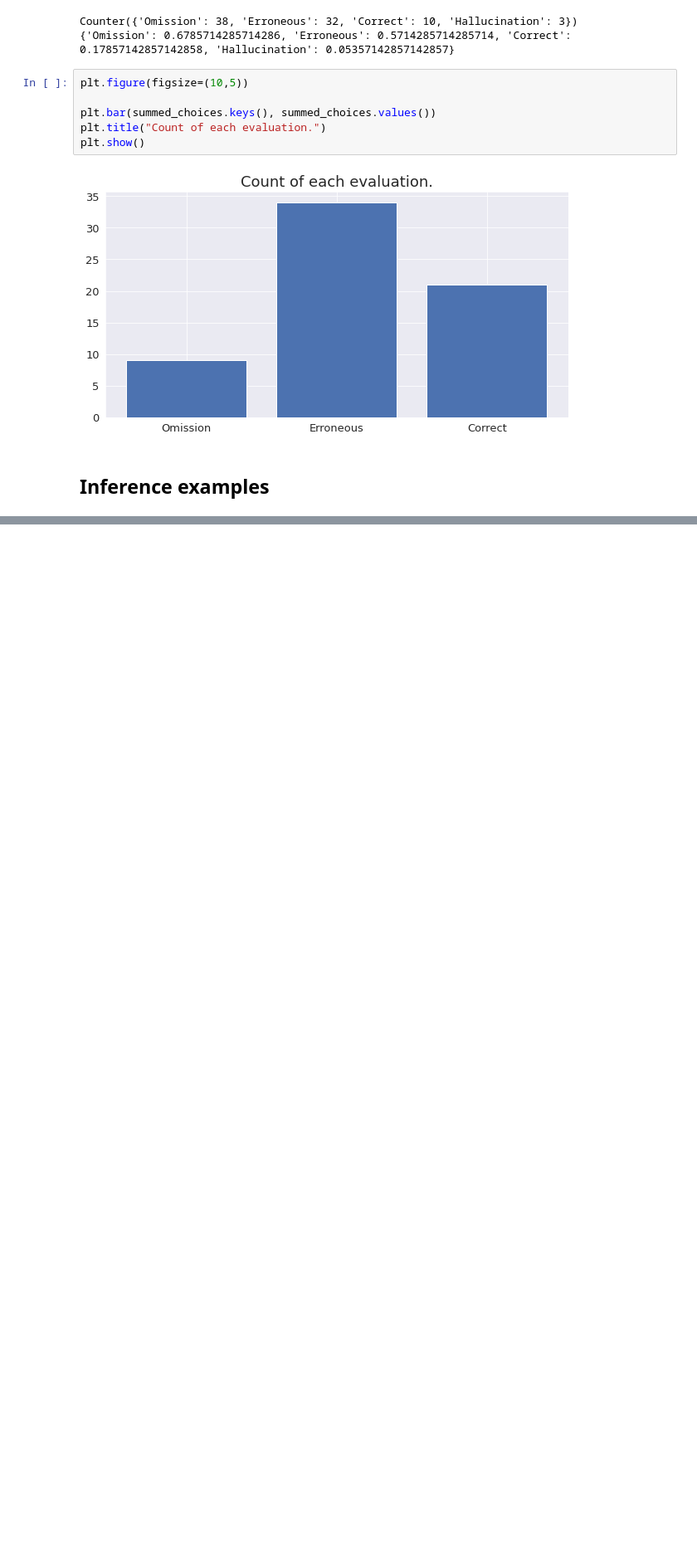
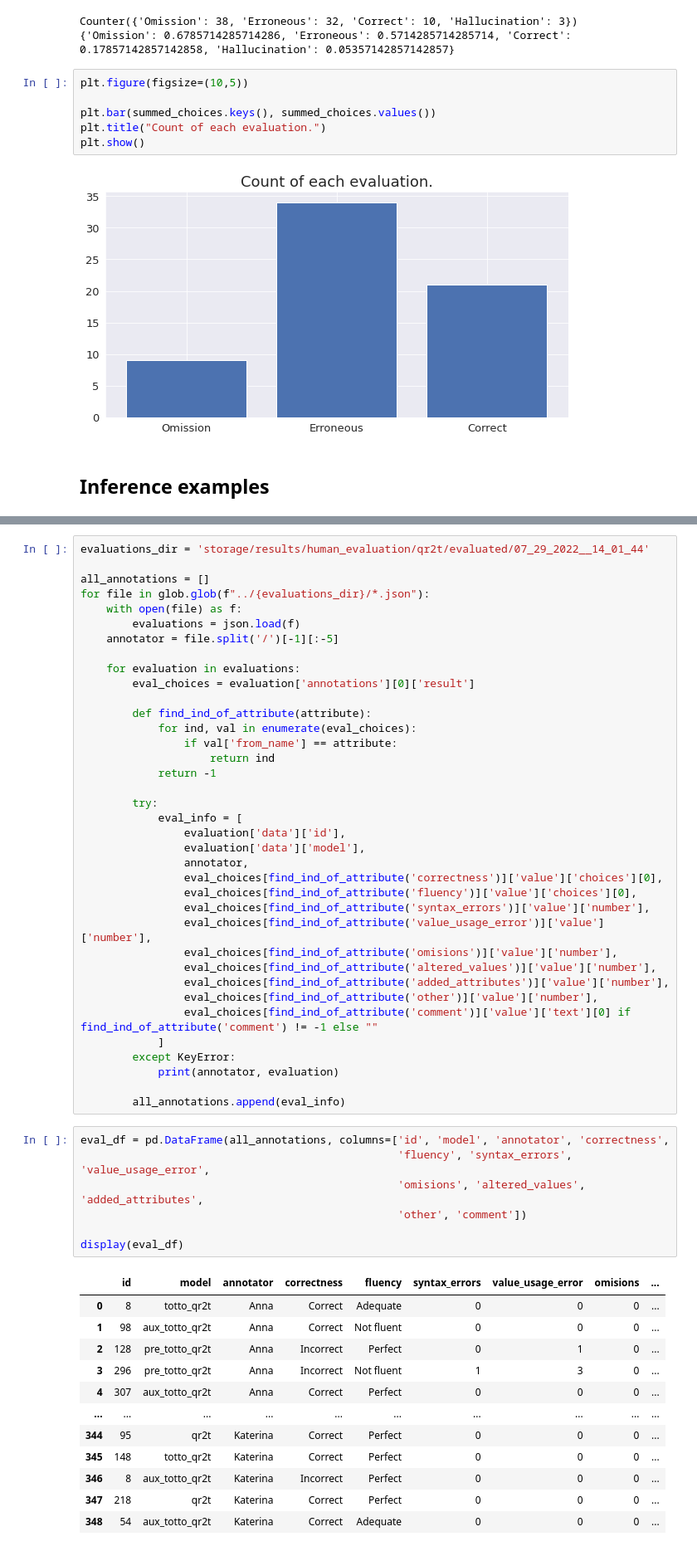
Before and after one commit to athenarc/Data2Text, a Jupyter notebook: notebooks/human_evaluation_report.ipynb, the cells around one changed output, grey strips where cells are left out. Shown: that part at 83% size. Drawn from its saved outputs; the diff is of its cells as text; blank space fills up the shorter version.

Commit message:
Added processing of human evaluations

```diff
--- a/notebooks/human_evaluation_report.ipynb
+++ b/notebooks/human_evaluation_report.ipynb
@@ -75,0 +65,57 @@ Source: <page_title> project_subject_areas </page_title> <section_title> project
+# %%
+evaluations_dir = 'storage/results/human_evaluation/qr2t/evaluated/07_29_2022__14_01_44'
+
+all_annotations = []
+for file in glob.glob(f"../{evaluations_dir}/*.json"):
+    with open(file) as f:
+        evaluations = json.load(f)
+    annotator = file.split('/')[-1][:-5]
+
+    for evaluation in evaluations:
+        eval_choices = evaluation['annotations'][0]['result']
+
+        def find_ind_of_attribute(attribute):
+            for ind, val in enumerate(eval_choices):
+                if val['from_name'] == attribute:
+                    return ind
+            return -1
+
+        try:
+            eval_info = [
+                evaluation['data']['id'],
+                evaluation['data']['model'],
+                annotator,
+                eval_choices[find_ind_of_attribute('correctness')]['value']['choices'][0],
+                eval_choices[find_ind_of_attribute('fluency')]['value']['choices'][0],
+                eval_choices[find_ind_of_attribute('syntax_errors')]['value']['number'],
+                eval_choices[find_ind_of_attribute('value_usage_error')]['value']['number'],
+                eval_choices[find_ind_of_attribute('omisions')]['value']['number'],
+                eval_choices[find_ind_of_attribute('altered_values')]['value']['number'],
+                eval_choices[find_ind_of_attribute('added_attributes')]['value']['number'],
+                eval_choices[find_ind_of_attribute('other')]['value']['number'],
+                eval_choices[find_ind_of_attribute('comment')]['value']['text'][0] if find_ind_of_attribute('comment') != -1 else ""
+            ]
+        except KeyError:
+            print(annotator, evaluation)
+
+        all_annotations.append(eval_info)
+# %%
+eval_df = pd.DataFrame(all_annotations, columns=['id', 'model', 'annotator', 'correctness',
+                                                 'fluency', 'syntax_errors', 'value_usage_error',
+                                                 'omisions', 'altered_values', 'added_attributes',
+                                                 'other', 'comment'])
+
+display(eval_df)
+# %% [output]
+|  | id | model | annotator | correctness | fluency | syntax_errors | value_usage_error | omisions | ... |
+| 0 | 8 | totto_qr2t | Anna | Correct | Adequate | 0 | 0 | 0 | ... |
+| 1 | 98 | aux_totto_qr2t | Anna | Correct | Not fluent | 0 | 0 | 0 | ... |
+| 2 | 128 | pre_totto_qr2t | Anna | Incorrect | Perfect | 0 | 1 | 0 | ... |
+| 3 | 296 | pre_totto_qr2t | Anna | Incorrect | Not fluent | 1 | 3 | 0 | ... |
+| 4 | 307 | aux_totto_qr2t | Anna | Correct | Perfect | 0 | 0 | 0 | ... |
+| ... | ... | ... | ... | ... | ... | ... | ... | ... | ... |
+| 344 | 95 | qr2t | Katerina | Correct | Perfect | 0 | 0 | 0 | ... |
+| 345 | 148 | totto_qr2t | Katerina | Correct | Perfect | 0 | 0 | 0 | ... |
+| 346 | 8 | aux_totto_qr2t | Katerina | Incorrect | Perfect | 0 | 0 | 0 | ... |
+| 347 | 218 | qr2t | Katerina | Correct | Perfect | 0 | 0 | 0 | ... |
+| 348 | 54 | aux_totto_qr2t | Katerina | Correct | Adequate | 0 | 0 | 0 | ... |
```
Also changed, not shown: parts of 11 cells of this notebook, 18 other files.
